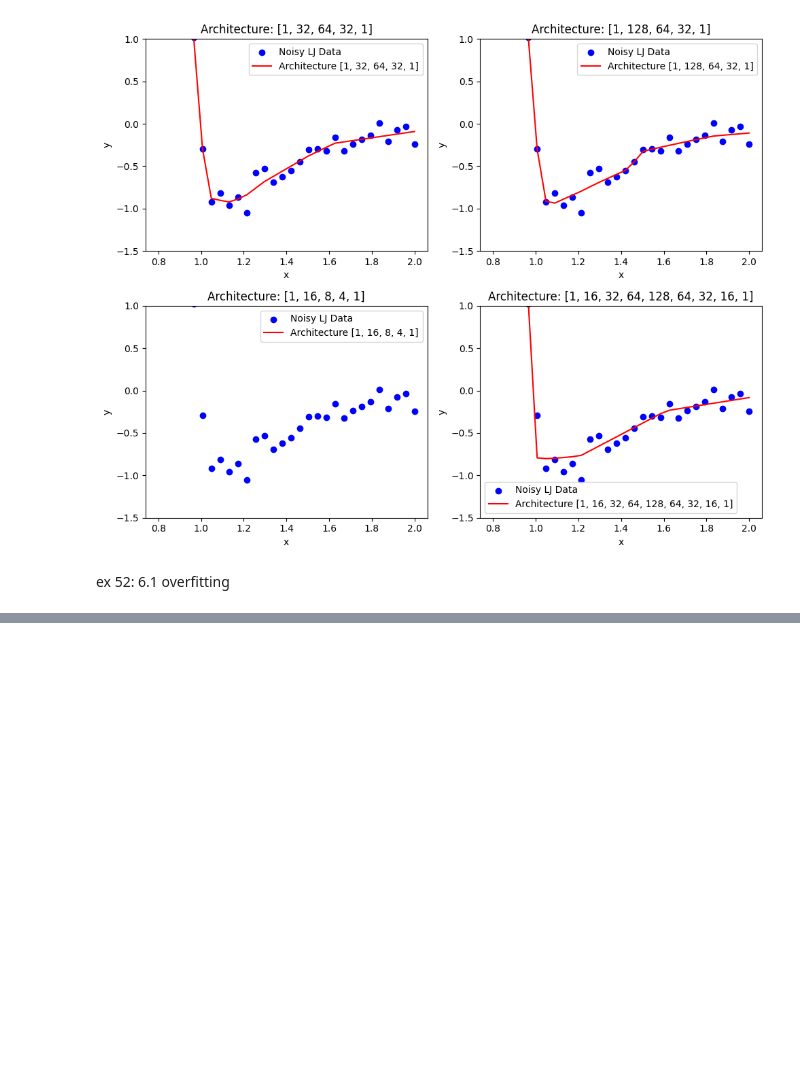
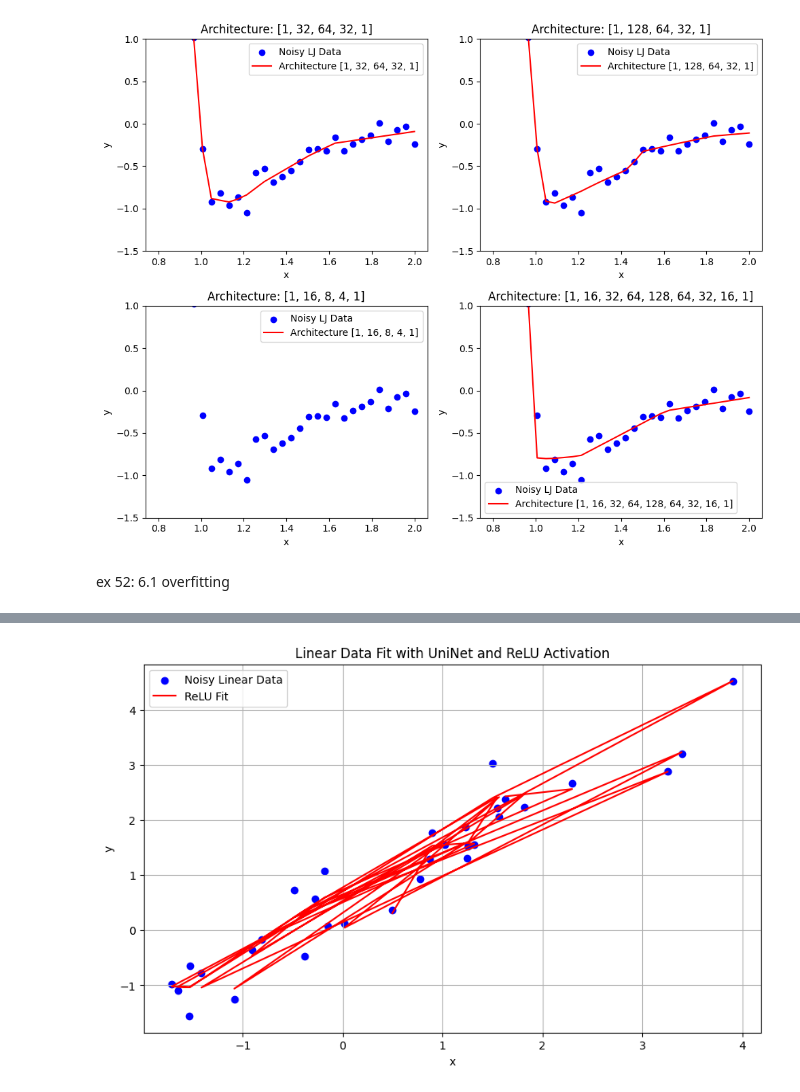
Before and after one commit to Justusperthes/Comphy, a Jupyter notebook: w10/regression.ipynb, the cells around one changed output, grey strips where cells are left out. Saved outputs shown, nothing was run; the diff lists cells and outputs as text; code cells hidden in the pictures; blank space fills up the shorter version.

```diff
--- a/w10/regression.ipynb
+++ b/w10/regression.ipynb
@@ -293,0 +294,72 @@ b = 0.5748094916343689
+# %%
+import torch
+import torch.nn as nn
+import torch.optim as optim
+import matplotlib.pyplot as plt
+
+# Generate linear data
+w = 1
+b = 0.5
+xs_train = torch.rand(32) * 6 - 2
+ys_train = w * xs_train + b + 0.5 * torch.randn(32)
+
+# Reshape xs_train and ys_train to match the input format for the network
+xs_train = xs_train.view(-1, 1)
+ys_train = ys_train.view(-1, 1)
+
+# Define the UniNet model
+class UniNet(nn.Module):
+    def __init__(self, layer_sizes, activation_func):
+        super(UniNet, self).__init__()
+        self.layers = nn.ModuleList()
+        self.activation = activation_func
+
+        # Create linear layers based on layer_sizes
+        for i in range(len(layer_sizes) - 1):
+            self.layers.append(nn.Linear(layer_sizes[i], layer_sizes[i + 1]))
+
+    def forward(self, x):
+        for layer in self.layers[:-1]:
+            x = self.activation(layer(x))
+        x = self.layers[-1](x)  # Linear output for the last layer
+        return x
+
+# Training function
+def train_model(x_train, y_train, activation_func, architecture, epochs=1000, lr=0.01):
+    model = UniNet(architecture, activation_func)
+    criterion = nn.MSELoss()
+    optimizer = optim.Adam(model.parameters(), lr=lr)
+
+    for epoch in range(epochs):
+        model.train()
+        optimizer.zero_grad()
+        outputs = model(x_train)
+        loss = criterion(outputs, y_train)
+        loss.backward()
+        optimizer.step()
+
+    # Get predictions
+    model.eval()
+    with torch.no_grad():
+        predictions = model(x_train).numpy()
+    return predictions
+
+# Define architecture and activation function
+architecture = [1, 8, 8, 8, 1]
+activation_func = nn.ReLU()
+
+# Train the model and get predictions
+predictions = train_model(xs_train, ys_train, activation_func, architecture)
+
+# Plotting
+plt.figure(figsize=(10, 6))
+plt.scatter(xs_train.detach().numpy(), ys_train.detach().numpy(), label='Noisy Linear Data', color='blue')
+plt.plot(xs_train.detach().numpy(), predictions, label='ReLU Fit', color='red')
+plt.title('Linear Data Fit with UniNet and ReLU Activation')
+plt.xlabel('x')
+plt.ylabel('y')
+plt.legend()
+plt.grid(True)
+plt.show()
+# %% [output]
+[figure, added]
```
Also changed, not shown: parts of 3 cells of this notebook.
